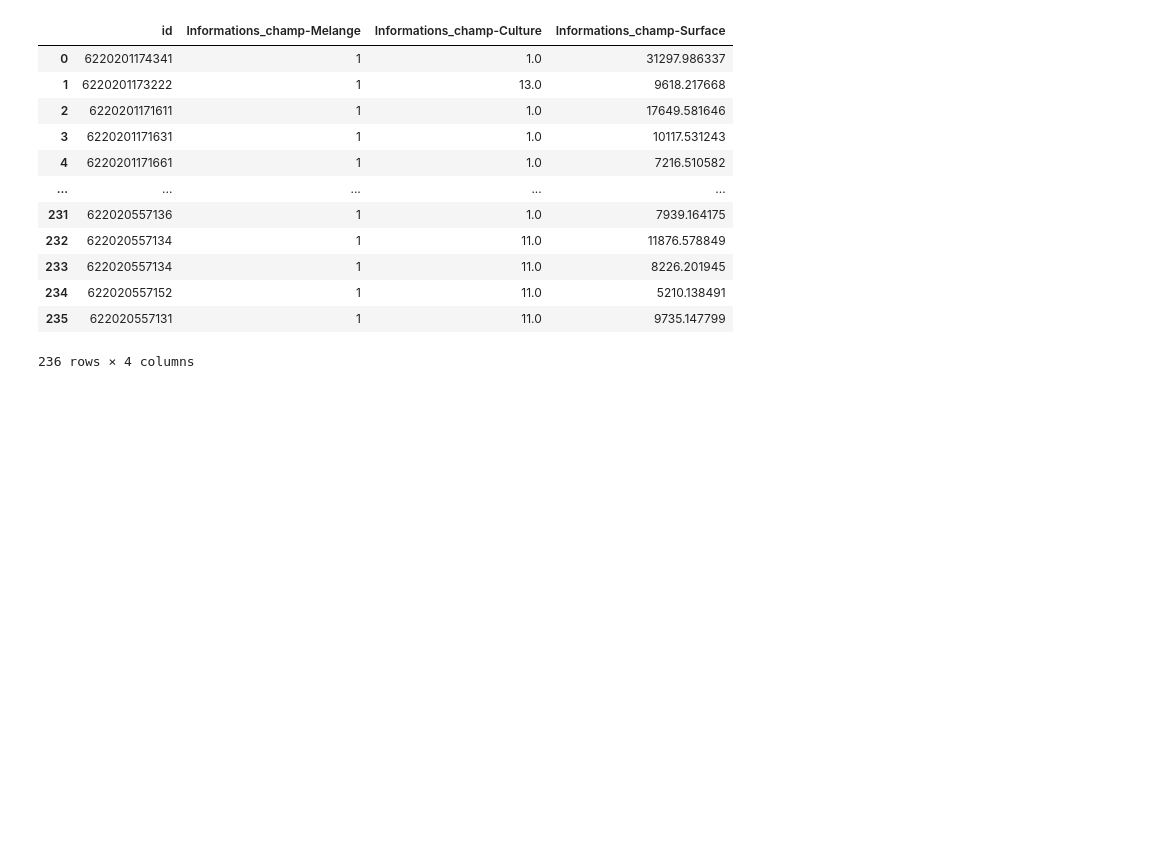
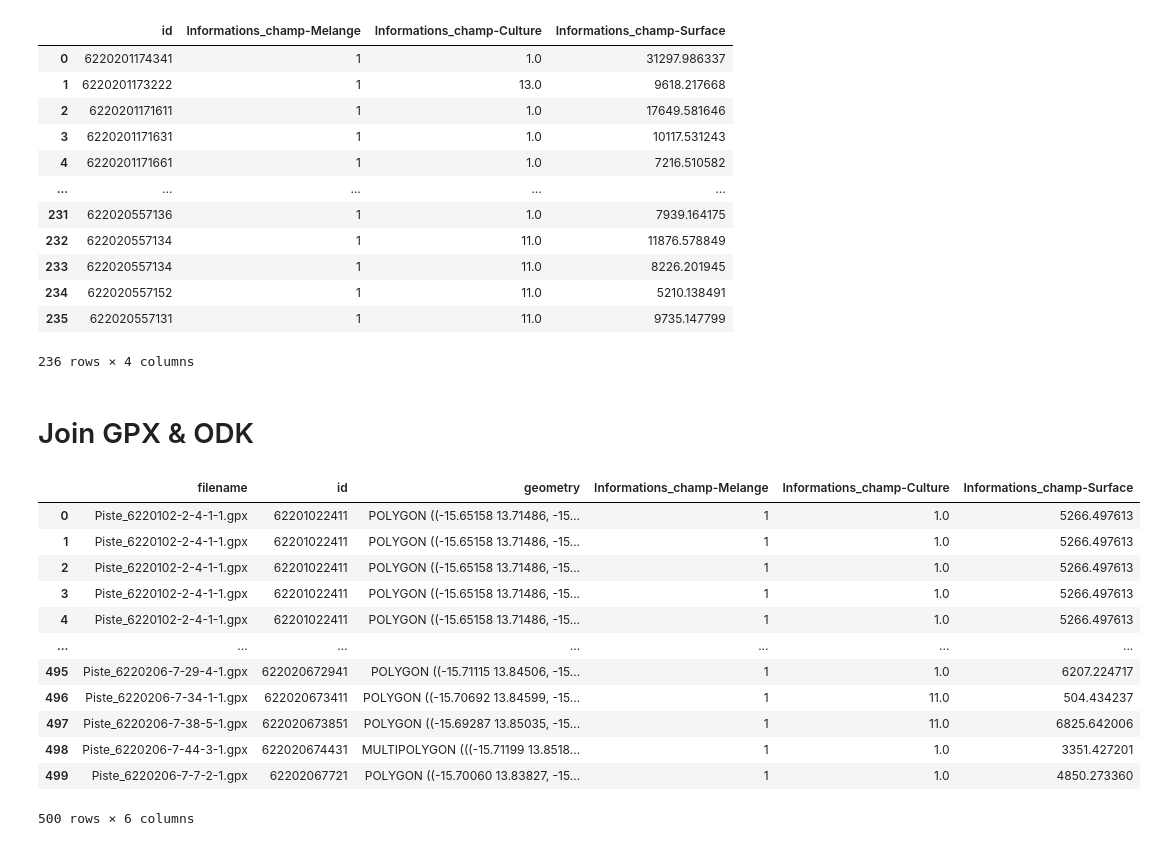
Before and after one commit to nicolasdeffense/eo-toolbox, a Jupyter notebook: notebooks_working/EOStat/clean_in_situ_senegal.ipynb, the cells around one changed output. Saved outputs shown, nothing was run; the diff lists cells and outputs as text; code cells hidden in the pictures; blank space fills up the shorter version.

```diff
--- a/notebooks_working/EOStat/clean_in_situ_senegal.ipynb
+++ b/notebooks_working/EOStat/clean_in_situ_senegal.ipynb
@@ -152,6 +361,8 @@ Name: id, Length: 236, dtype: object
 # %%
 odk_df_subset = odk_df[['id','Informations_champ-Melange','Informations_champ-Culture','Informations_champ-Surface']]
 
+odk_df_subset = odk_df_subset.drop_duplicates()
+
 odk_df_subset
 # %% [output]
 |  | id | Informations_champ-Melange | Informations_champ-Culture | Informations_champ-Surface |
@@ -167,3 +378,27 @@ odk_df_subset
 | 234 | 622020557152 | 1 | 11.0 | 5210.138491 |
 | 235 | 622020557131 | 1 | 11.0 | 9735.147799 |
 236 rows × 4 columns
+# %% [markdown]
+# Join GPX & ODK
+# %%
+#odk_gpx_df = pd.merge(odk_df_subset, gdf, on='id')
+
+odk_gpx_gdf = gdf.merge(odk_df_subset, on='id')
+
+#odk_gpx_gdf = gpd.GeoDataFrame(odk_gpx_df)
+
+odk_gpx_gdf
+# %% [output]
+|  | filename | id | geometry | Informations_champ-Melange | Informations_champ-Culture | Informations_champ-Surface |
+| 0 | Piste_6220102-2-4-1-1.gpx | 62201022411 | POLYGON ((-15.65158 13.71486, -15... | 1 | 1.0 | 5266.497613 |
+| 1 | Piste_6220102-2-4-1-1.gpx | 62201022411 | POLYGON ((-15.65158 13.71486, -15... | 1 | 1.0 | 5266.497613 |
+| 2 | Piste_6220102-2-4-1-1.gpx | 62201022411 | POLYGON ((-15.65158 13.71486, -15... | 1 | 1.0 | 5266.497613 |
+| 3 | Piste_6220102-2-4-1-1.gpx | 62201022411 | POLYGON ((-15.65158 13.71486, -15... | 1 | 1.0 | 5266.497613 |
+| 4 | Piste_6220102-2-4-1-1.gpx | 62201022411 | POLYGON ((-15.65158 13.71486, -15... | 1 | 1.0 | 5266.497613 |
+| ... | ... | ... | ... | ... | ... | ... |
+| 495 | Piste_6220206-7-29-4-1.gpx | 622020672941 | POLYGON ((-15.71115 13.84506, -15... | 1 | 1.0 | 6207.224717 |
+| 496 | Piste_6220206-7-34-1-1.gpx | 622020673411 | POLYGON ((-15.70692 13.84599, -15... | 1 | 11.0 | 504.434237 |
+| 497 | Piste_6220206-7-38-5-1.gpx | 622020673851 | POLYGON ((-15.69287 13.85035, -15... | 1 | 11.0 | 6825.642006 |
+| 498 | Piste_6220206-7-44-3-1.gpx | 622020674431 | MULTIPOLYGON (((-15.71199 13.8518... | 1 | 1.0 | 3351.427201 |
+| 499 | Piste_6220206-7-7-2-1.gpx | 62202067721 | POLYGON ((-15.70060 13.83827, -15... | 1 | 1.0 | 4850.273360 |
+500 rows × 6 columns
```
Also changed, not shown: parts of 13 cells of this notebook, 1 other file.
